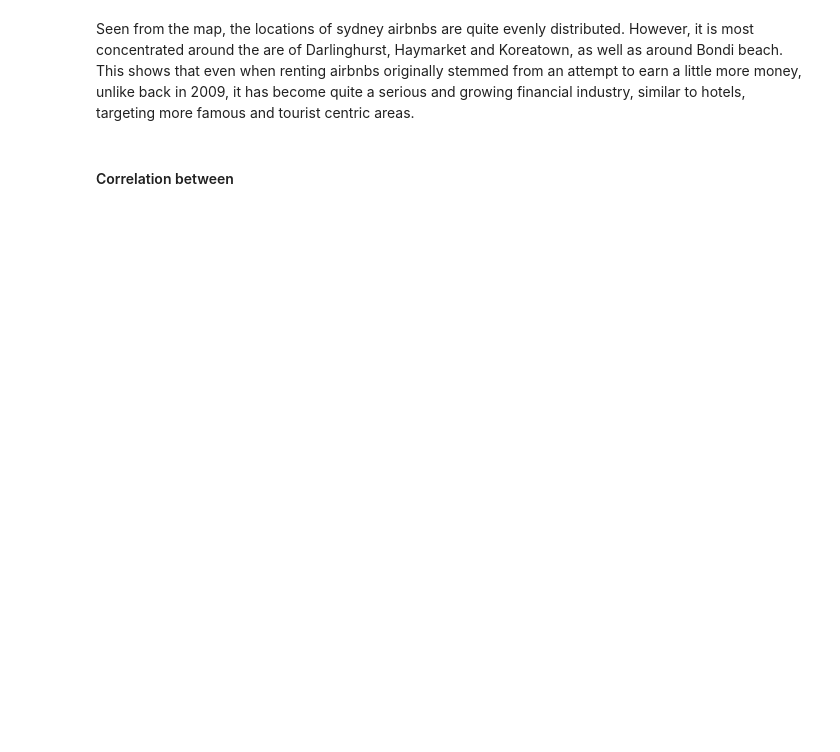
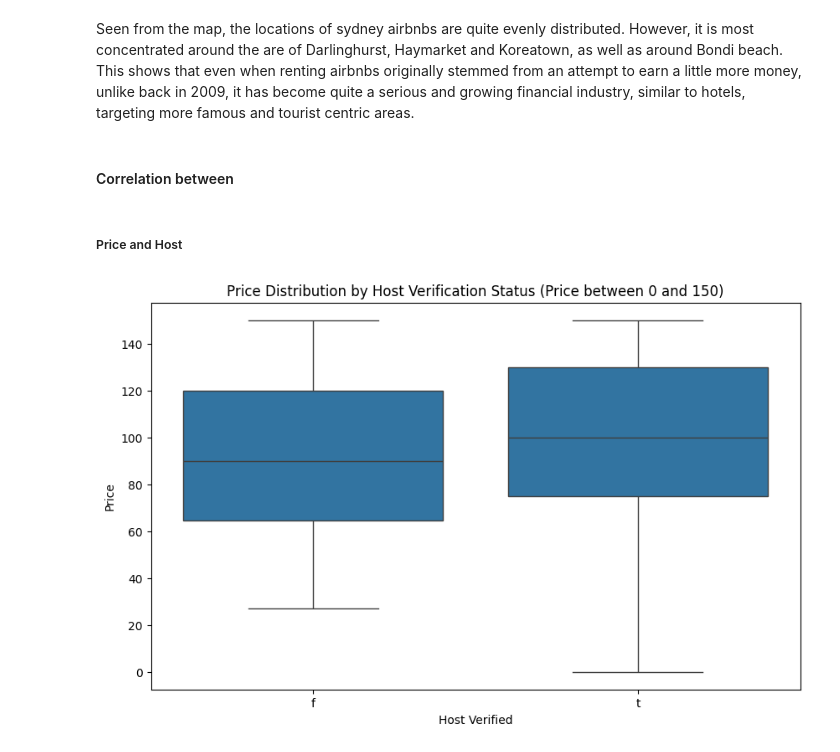
Before and after one commit to karenstevani/data_project, a Jupyter notebook: finaldataproject.ipynb, the cells around one changed output. Drawn from its saved outputs; the diff is of its cells as text; code cells hidden in the pictures; blank space fills up the shorter version.

Commit message:
host verification to price graph

```diff
--- a/finaldataproject.ipynb
+++ b/finaldataproject.ipynb
@@ -294,3 +294,5 @@ fig.show()
 Seen from the map, the locations of sydney airbnbs are quite evenly distributed. However, it is most concentrated around the are of Darlinghurst, Haymarket and Koreatown, as well as around Bondi beach. This shows that even when renting airbnbs originally stemmed from an attempt to earn a little more money, unlike back in 2009, it has become quite a serious and growing financial industry, similar to hotels, targeting more famous and tourist centric areas.
 # %% [markdown]
 #### Correlation between
+# %% [markdown]
+##### Price and Host
@@ -296,0 +302,12 @@ Seen from the map, the locations of sydney airbnbs are quite evenly distributed.
+# %%
+listing_data['host_identity_verified'] = listing_data['host_identity_verified'].astype('category')
+filtered_data = listing_data[(listing_data['price'] >= 0) & (listing_data['price'] <= 150)]
+
+plt.figure(figsize=(10, 6))
+sns.boxplot(x='host_identity_verified', y='price', data=filtered_data)
+plt.title('Price Distribution by Host Verification Status (Price between 0 and 150)')
+plt.xlabel('Host Verified')
+plt.ylabel('Price')
+plt.show()
+# %% [output]
+[figure, added]
```
Also changed, not shown: parts of 2 cells of this notebook.
